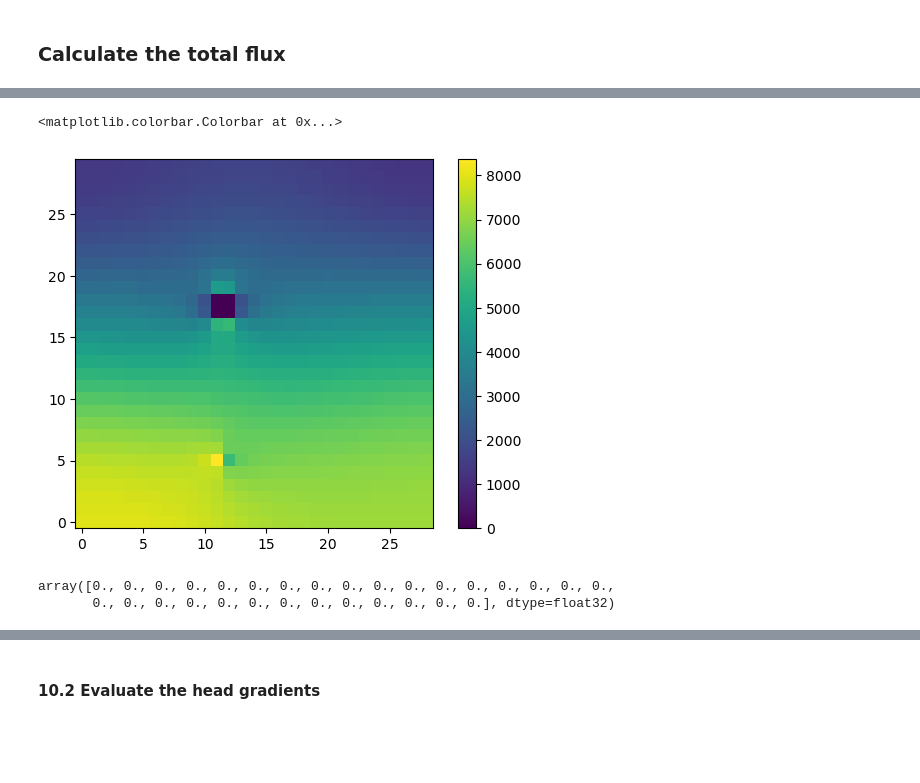
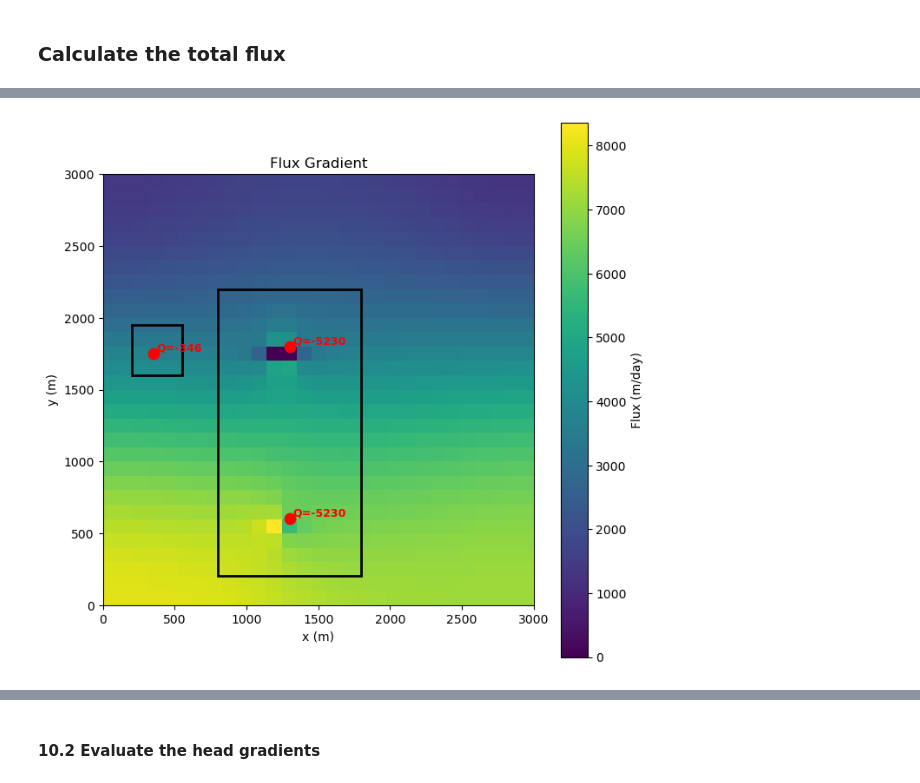
Before and after one commit to HWRS564-hydrogeologic-analysis/hwrs564b_course_materials_diamantebarrett, a Jupyter notebook: My_HW/Scenario1.ipynb, the cells around one changed output, grey strips where cells are left out. Drawn from its saved outputs; the diff is of its cells as text; code cells hidden in the pictures; blank space fills up the shorter version.

```diff
--- a/My_HW/Scenario1.ipynb
+++ b/My_HW/Scenario1.ipynb
@@ -730,14 +661,63 @@ array([[[ 5.9500000e+02,  5.9376801e+02,  5.9252844e+02,  5.9127643e+02,
-# %%
-plt.imshow(flux_vals[:,:-1], origin='lower')
-plt.colorbar()
-# %% [output]
-<matplotlib.colorbar.Colorbar at 0x...>
-[figure, removed]
-# %%
-flux_vals[:, -1]
-# %% [output]
-array([0., 0., 0., 0., 0., 0., 0., 0., 0., 0., 0., 0., 0., 0., 0., 0., 0.,
-       0., 0., 0., 0., 0., 0., 0., 0., 0., 0., 0., 0., 0.], dtype=float32)
+# %%
+plt.figure(figsize=(8, 8))
+
+
+plt.imshow(
+    flux_vals[:, :-1],
+    origin='lower',
+    extent=[0, Lx, 0, Ly],   # important for correct scaling
+    cmap='viridis'
+)
+
+plt.colorbar(label="Flux (m/day)")
+
+padding = 200
+
+
+
+# Wildcat Farm
+plt.gca().add_patch(plt.Rectangle(
+    (wildcat_x, wildcat_y),
+    wildcat_w,
+    wildcat_h,
+    fill=False,
+    edgecolor='black',
+    linewidth=2,
+    zorder=3
+))
+
+# ACME Farm
+plt.gca().add_patch(plt.Rectangle(
+    (acme_x, acme_y),
+    acme_w,
+    acme_h,
+    fill=False,
+    edgecolor='black',
+    linewidth=2,
+    zorder=3
+))
+
+
+
+for (lay, r, c, q) in sp_fluxes[0]:
+    x = (c + 0.5) * dx
+    y = (r + 0.5) * dy
+    plt.scatter(x, y, s=80, color="red", zorder=5)
+    plt.text(x + dx*0.2, y + dy*0.2,
+             f"Q={q}",
+             fontsize=9,
+             fontweight='bold',
+             color="red",
+             zorder=6)
+
+plt.title("Flux Gradient")
+plt.xlabel("x (m)")
+plt.ylabel("y (m)")
+plt.gca().set_aspect('equal')
+
+plt.show()
+# %% [output]
+[figure, added]
 # %%
 #Calculate the total flux across the model
 flux_tot  = np.sum(flux_vals[:, 0]) #total flux through one column of the model [m3/day]
```
Also changed, not shown: parts of 24 cells of this notebook, 21 other files.
